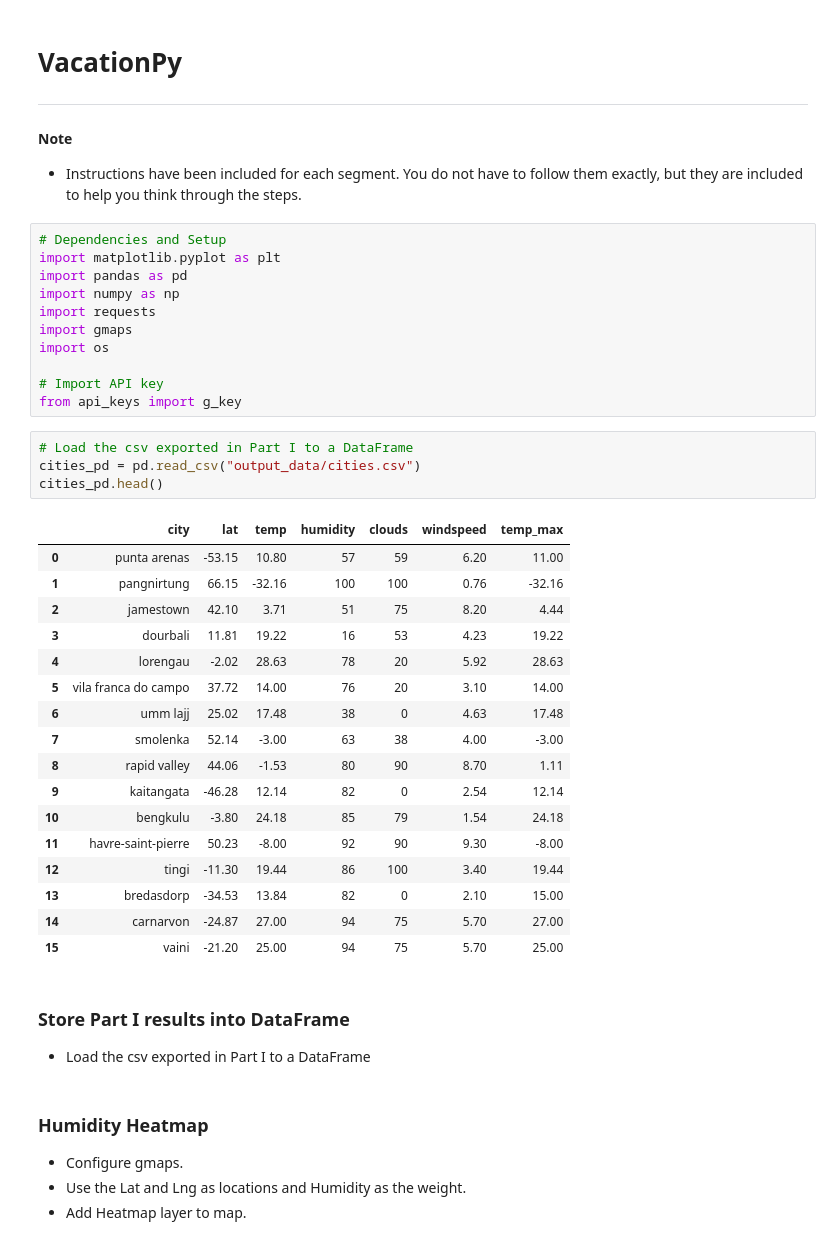
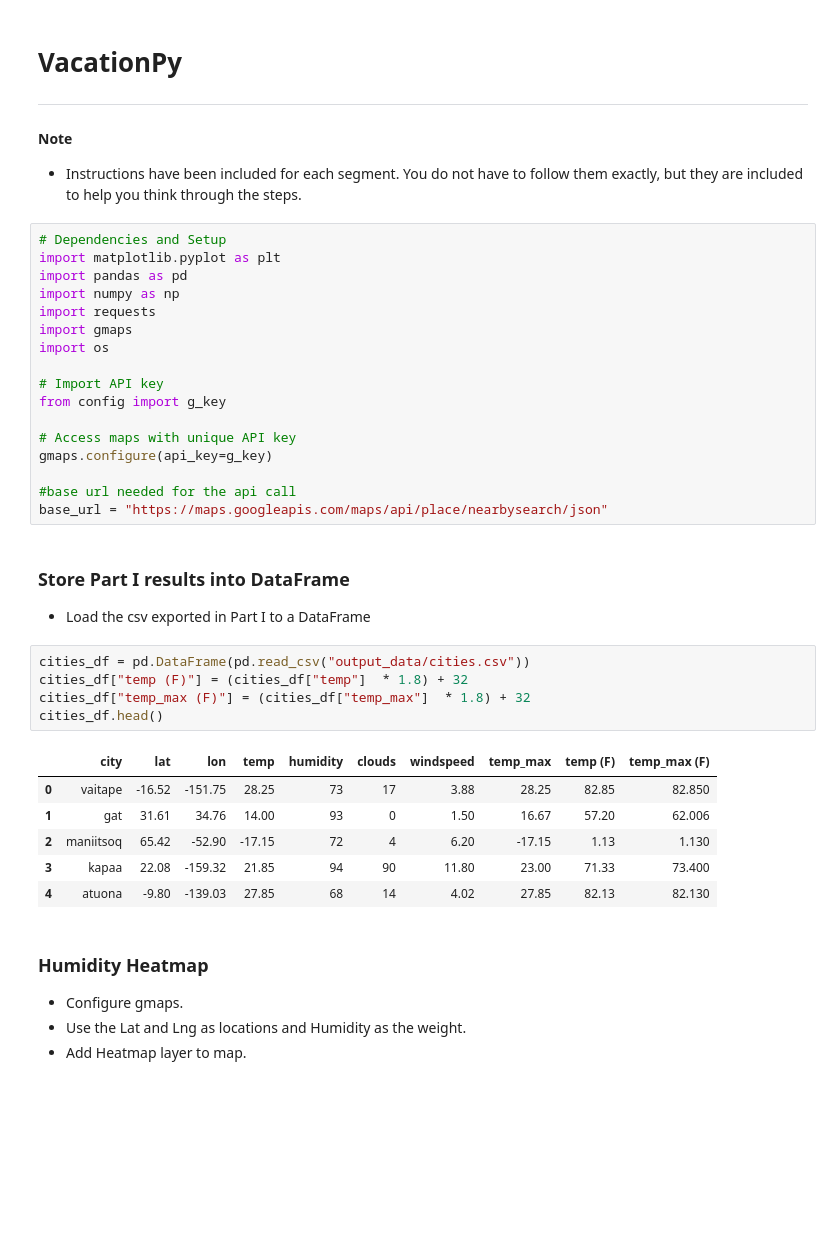
Before and after one commit to informidas/api-challenge, a Jupyter notebook: VacationPy.ipynb, the cells around one changed output. Drawn from its saved outputs; the diff is of its cells as text; blank space fills up the shorter version.

```diff
--- a/VacationPy.ipynb
+++ b/VacationPy.ipynb
@@ -14,32 +14,28 @@ import gmaps
 import os
 
 # Import API key
-from api_keys import g_key
+from config import g_key
+
+# Access maps with unique API key
+gmaps.configure(api_key=g_key)
+
+#base url needed for the api call
+base_url = "https://maps.googleapis.com/maps/api/place/nearbysearch/json"
-# %%
-# Load the csv exported in Part I to a DataFrame
-cities_pd = pd.read_csv("output_data/cities.csv")
-cities_pd.head()
-# %% [output]
-|  | city | lat | temp | humidity | clouds | windspeed | temp_max |
-| 0 | punta arenas | -53.15 | 10.80 | 57 | 59 | 6.20 | 11.00 |
-| 1 | pangnirtung | 66.15 | -32.16 | 100 | 100 | 0.76 | -32.16 |
-| 2 | jamestown | 42.10 | 3.71 | 51 | 75 | 8.20 | 4.44 |
-| 3 | dourbali | 11.81 | 19.22 | 16 | 53 | 4.23 | 19.22 |
-| 4 | lorengau | -2.02 | 28.63 | 78 | 20 | 5.92 | 28.63 |
-| 5 | vila franca do campo | 37.72 | 14.00 | 76 | 20 | 3.10 | 14.00 |
-| 6 | umm lajj | 25.02 | 17.48 | 38 | 0 | 4.63 | 17.48 |
-| 7 | smolenka | 52.14 | -3.00 | 63 | 38 | 4.00 | -3.00 |
-| 8 | rapid valley | 44.06 | -1.53 | 80 | 90 | 8.70 | 1.11 |
-| 9 | kaitangata | -46.28 | 12.14 | 82 | 0 | 2.54 | 12.14 |
-| 10 | bengkulu | -3.80 | 24.18 | 85 | 79 | 1.54 | 24.18 |
-| 11 | havre-saint-pierre | 50.23 | -8.00 | 92 | 90 | 9.30 | -8.00 |
-| 12 | tingi | -11.30 | 19.44 | 86 | 100 | 3.40 | 19.44 |
-| 13 | bredasdorp | -34.53 | 13.84 | 82 | 0 | 2.10 | 15.00 |
-| 14 | carnarvon | -24.87 | 27.00 | 94 | 75 | 5.70 | 27.00 |
-| 15 | vaini | -21.20 | 25.00 | 94 | 75 | 5.70 | 25.00 |
 # %% [markdown]
 ### Store Part I results into DataFrame
 * Load the csv exported in Part I to a DataFrame
+# %%
+cities_df = pd.DataFrame(pd.read_csv("output_data/cities.csv"))
+cities_df["temp (F)"] = (cities_df["temp"]  * 1.8) + 32
+cities_df["temp_max (F)"] = (cities_df["temp_max"]  * 1.8) + 32
+cities_df.head()
+# %% [output]
+|  | city | lat | lon | temp | humidity | clouds | windspeed | temp_max | temp (F) | temp_max (F) |
+| 0 | vaitape | -16.52 | -151.75 | 28.25 | 73 | 17 | 3.88 | 28.25 | 82.85 | 82.850 |
+| 1 | gat | 31.61 | 34.76 | 14.00 | 93 | 0 | 1.50 | 16.67 | 57.20 | 62.006 |
+| 2 | maniitsoq | 65.42 | -52.90 | -17.15 | 72 | 4 | 6.20 | -17.15 | 1.13 | 1.130 |
+| 3 | kapaa | 22.08 | -159.32 | 21.85 | 94 | 90 | 11.80 | 23.00 | 71.33 | 73.400 |
+| 4 | atuona | -9.80 | -139.03 | 27.85 | 68 | 14 | 4.02 | 27.85 | 82.13 | 82.130 |
 # %% [markdown]
 ### Humidity Heatmap
 * Configure gmaps.
```
Also changed, not shown: parts of 7 cells of this notebook, 12 other files.
